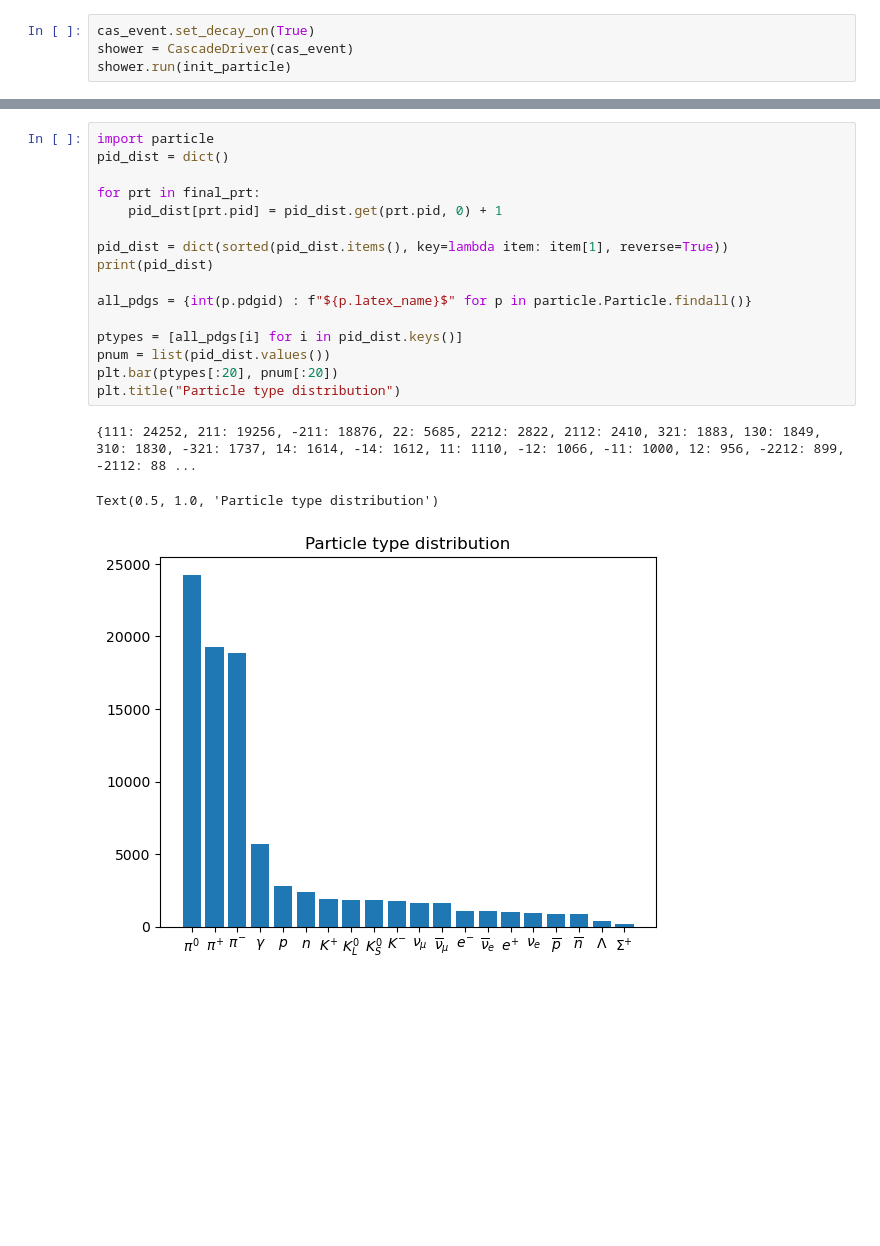
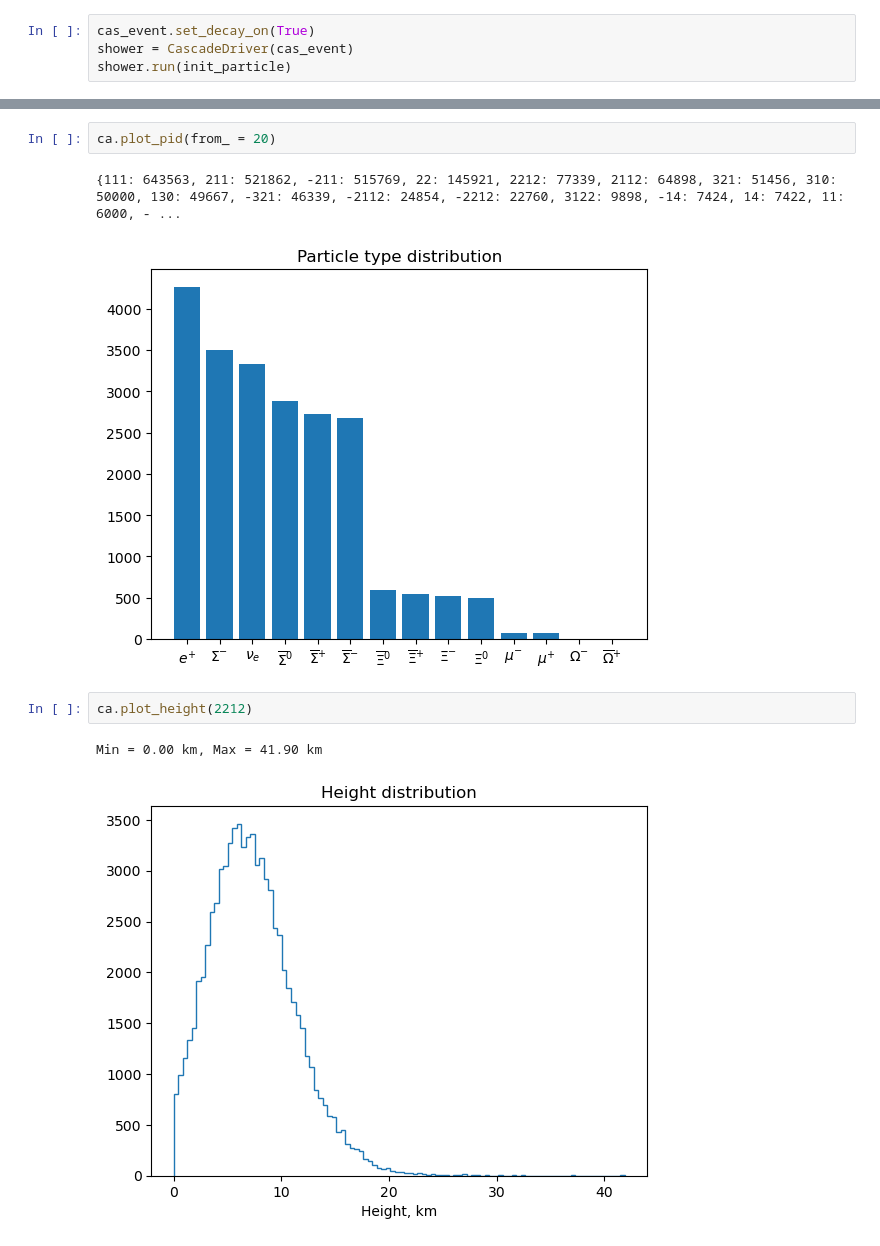
Before and after one commit to jncots/xmax_sigma, a Jupyter notebook: examples/test_cascade_driver.ipynb, the cells around one changed output, grey strips where cells are left out. Saved outputs shown, nothing was run; the diff lists cells and outputs as text; blank space fills up the shorter version.

Commit message:
add plots to data analysis

```diff
--- a/examples/test_cascade_driver.ipynb
+++ b/examples/test_cascade_driver.ipynb
@@ -130,20 +67,10 @@ Min = 8.44e+06 eV, Max = 5.39e+16 eV
-# %%
-import particle
-pid_dist = dict()
-
-for prt in final_prt:
-    pid_dist[prt.pid] = pid_dist.get(prt.pid, 0) + 1
-
-pid_dist = dict(sorted(pid_dist.items(), key=lambda item: item[1], reverse=True))
-print(pid_dist)
-
-all_pdgs = {int(p.pdgid) : f"${p.latex_name}$" for p in particle.Particle.findall()}
-
-ptypes = [all_pdgs[i] for i in pid_dist.keys()]
-pnum = list(pid_dist.values())
-plt.bar(ptypes[:20], pnum[:20])
-plt.title("Particle type distribution")
-# %% [output]
-{111: 24252, 211: 19256, -211: 18876, 22: 5685, 2212: 2822, 2112: 2410, 321: 1883, 130: 1849, 310: 1830, -321: 1737, 14: 1614, -14: 1612, 11: 1110, -12: 1066, -11: 1000, 12: 956, -2212: 899, -2112: 88 ...
-Text(0.5, 1.0, 'Particle type distribution')
-[figure, removed]
+# %%
+ca.plot_pid(from_ = 20)
+# %% [output]
+{111: 643563, 211: 521862, -211: 515769, 22: 145921, 2212: 77339, 2112: 64898, 321: 51456, 310: 50000, 130: 49667, -321: 46339, -2112: 24854, -2212: 22760, 3122: 9898, -14: 7424, 14: 7422, 11: 6000, - ...
+[figure, added]
+# %%
+ca.plot_height(2212)
+# %% [output]
+Min = 0.00 km, Max = 41.90 km
+[figure, added]
```
Also changed, not shown: parts of 13 cells of this notebook, 2 other files.
